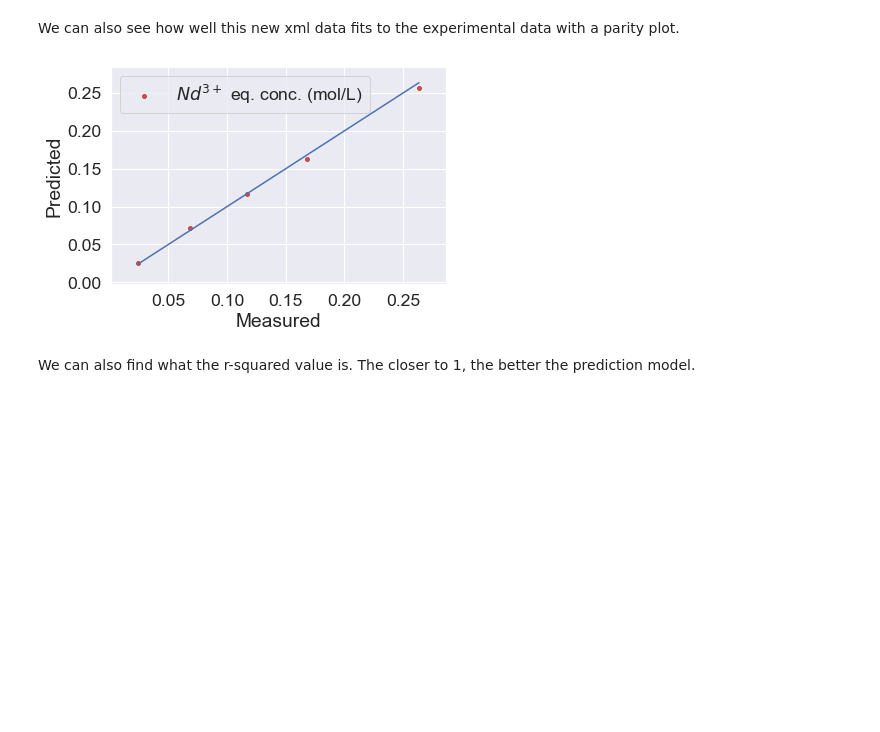
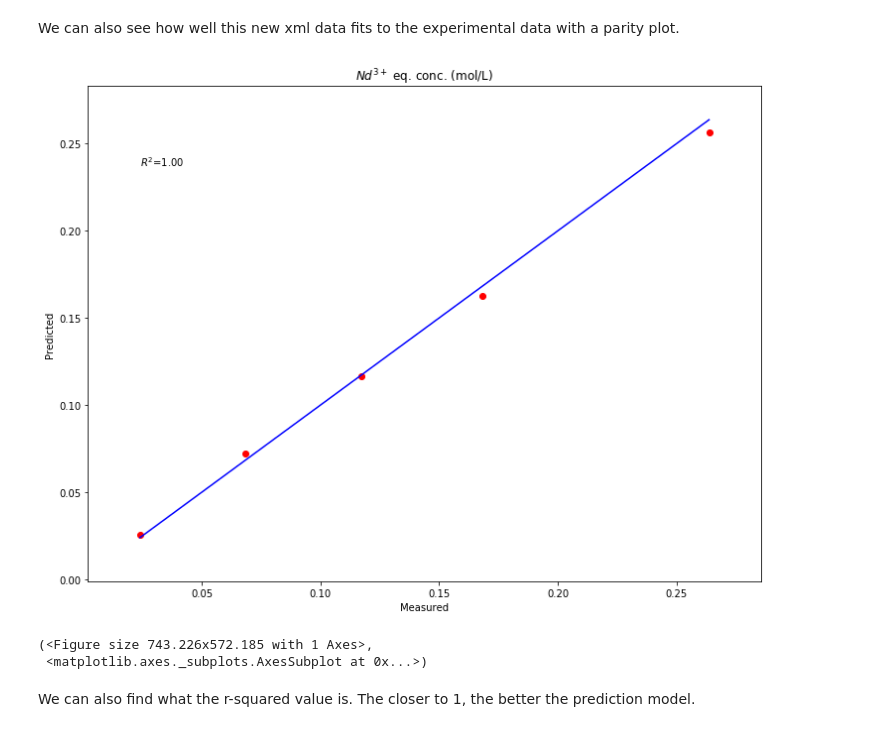
Before and after one commit to ANL-CEEESA/LLEPE, a Jupyter notebook: docs/Examples/1_getting_started.ipynb, the cells around one changed output. Saved outputs shown, nothing was run; the diff lists cells and outputs as text; code cells hidden in the pictures; blank space fills up the shorter version.

```diff
--- a/docs/Examples/1_getting_started.ipynb
+++ b/docs/Examples/1_getting_started.ipynb
@@ -143,8 +141,9 @@ minimizer_kwargs = {"method": 'SLSQP',
 With the minimizer arguments defined, we can perform our fit.<br/>
 This minimizes the log mean squared error between the predicted and experimental Distribution ratio (D).
 # %%
-est_enthalpy = searcher.fit()
+est_enthalpy, obj_value = estimator.fit()
 print(est_enthalpy)
+print(obj_value)
 # %% [output]
 Optimization terminated successfully.    (Exit mode 0)
             Current function value: 0.025193288852542232
@@ -159,15 +159,17 @@ We can see that the fit function returns an identical structure to opt_dict
 # %% [markdown]
 Now we have our new values, let us write them to our original xml to replace the old values
 # %%
-searcher.update_xml(est_enthalpy)
+estimator.update_xml(est_enthalpy)
 # %% [markdown]
 ## Visualization and analysis
 # %% [markdown]
 We can also see how well this new xml data fits to the experimental data with a parity plot.
-# %%
-searcher.parity_plot()
-# %% [output]
-[figure, removed]
+# %%
+estimator.parity_plot("Nd_aq_eq", print_r_squared=True)
+# %% [output]
+[figure, added]
+(<Figure size 743.226x572.185 with 1 Axes>,
+ <matplotlib.axes._subplots.AxesSubplot at 0x...>)
 # %% [markdown]
 We can also find what the r-squared value is. The closer to 1, the better the prediction model.
 # %%
```
Also changed, not shown: parts of 6 cells of this notebook, 1 other file.
